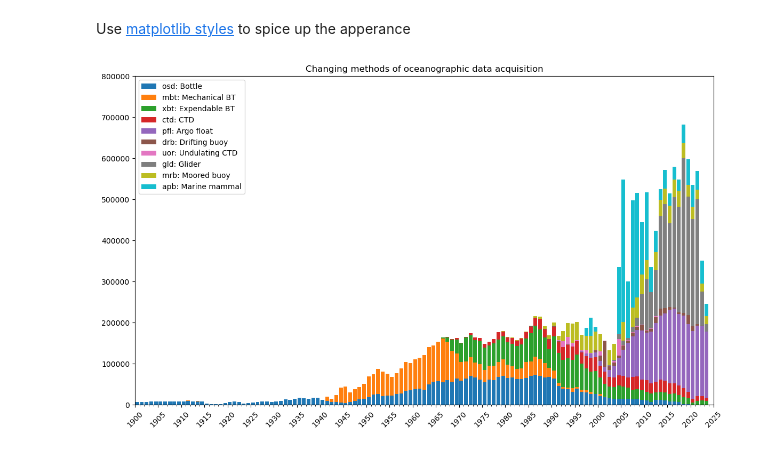
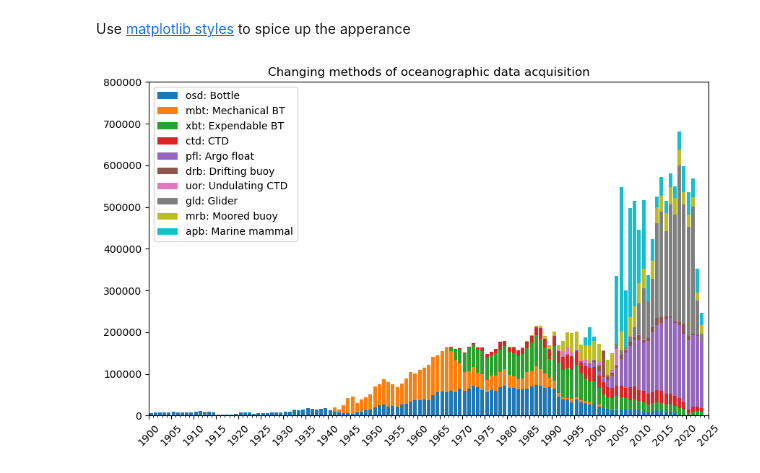
Before and after one commit to callumrollo/wod-plots, a Jupyter notebook: make-plot.ipynb, the cells around one changed output. Drawn from its saved outputs; the diff is of its cells as text; code cells hidden in the pictures.

Commit message:
tigher, better scaled plot

```diff
--- a/make-plot.ipynb
+++ b/make-plot.ipynb
@@ -60,14 +60,14 @@ bins=np.arange(1900, 2025)
 Use [matplotlib styles](https://matplotlib.org/stable/gallery/style_sheets/style_sheets_reference.html) to spice up the apperance
 # %%
 with plt.style.context('default'):
-    fig, ax = plt.subplots(figsize=(14, 8))
+    fig, ax = plt.subplots(figsize=(10, 6))
     plt.hist(years_list, bins, stacked=True, alpha=1, rwidth=0.8)
     plt.setp(ax.get_xticklabels(), rotation=45, ha="center");
     ax.xaxis.set_major_locator(MultipleLocator(5))
     ax.xaxis.set_minor_locator(MultipleLocator(1))
     ax.set(xlim=(1900, 2025), ylim=(0, 800000))
     plt.title("Changing methods of oceanographic data acquisition")
     ax.legend(source_colors)
-    plt.savefig("wod-profiles.png")
+    plt.savefig("wod-profiles.png", bbox_inches='tight')
 # %% [output]
-[figure, old version]
+[figure, new version]
```
Also changed, not shown: 1 other file.
